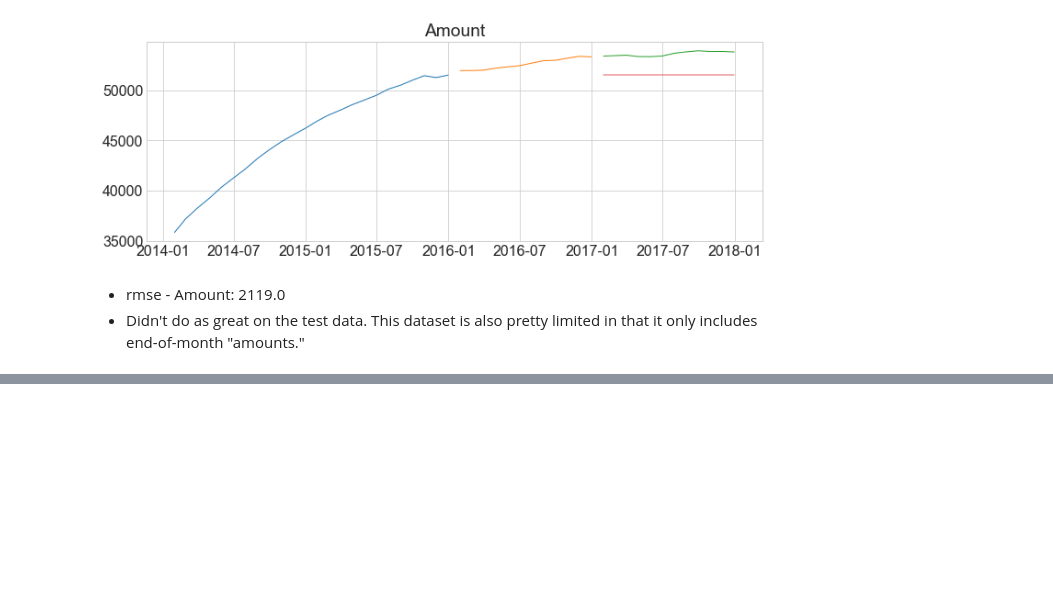
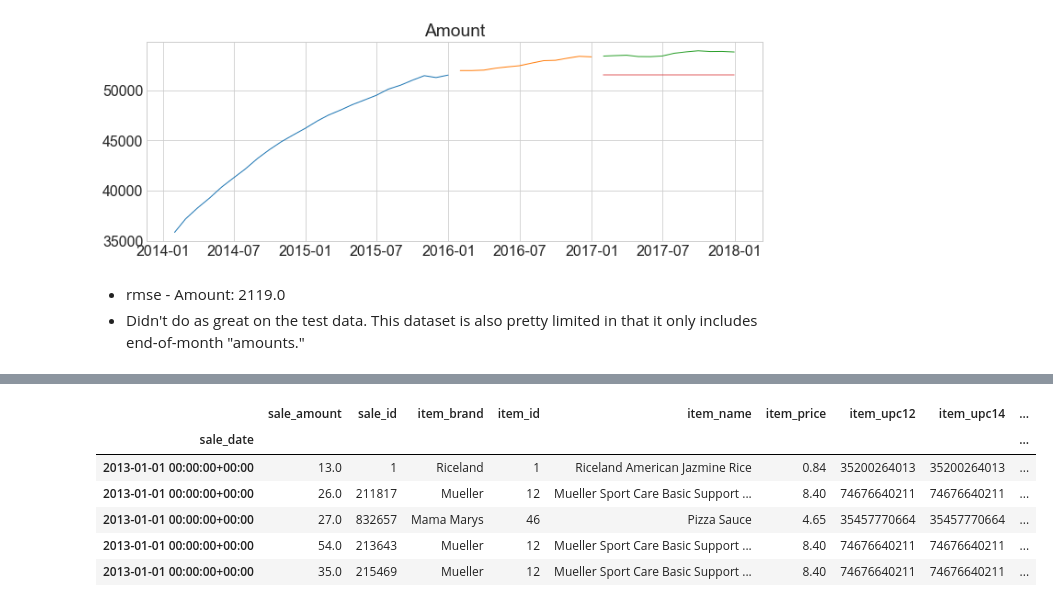
Before and after one commit to brianclements03/time_series_exercises, a Jupyter notebook: TSA_model_exercises.ipynb, the cells around one changed output, grey strips where cells are left out. Cells and saved outputs as stored; diff of their text form; code cells hidden in the pictures; blank space fills up the shorter version.

```diff
--- a/TSA_model_exercises.ipynb
+++ b/TSA_model_exercises.ipynb
@@ -582,0 +592,3 @@ rmse - Amount:  2119.0
+# %%
+sales = acquire.get_store_data()
+sales.head()
@@ -582,0 +614,11 @@ rmse - Amount:  2119.0
+# %%
+sales['sales_total'] = sales.sale_amount * sales.item_price
+sales.head()
+# %% [output]
+|  | sale_amount | sale_id | item_brand | item_id | item_name | item_price | item_upc12 | item_upc14 | ... |
+| sale_date |  |  |  |  |  |  |  |  | ... |
+| 2013-01-01 00:00:00+00:00 | 13.0 | 1 | Riceland | 1 | Riceland American Jazmine Rice | 0.84 | 35200264013 | 35200264013 | ... |
+| 2013-01-01 00:00:00+00:00 | 26.0 | 211817 | Mueller | 12 | Mueller Sport Care Basic Support ... | 8.40 | 74676640211 | 74676640211 | ... |
+| 2013-01-01 00:00:00+00:00 | 27.0 | 832657 | Mama Marys | 46 | Pizza Sauce | 4.65 | 35457770664 | 35457770664 | ... |
+| 2013-01-01 00:00:00+00:00 | 54.0 | 213643 | Mueller | 12 | Mueller Sport Care Basic Support ... | 8.40 | 74676640211 | 74676640211 | ... |
+| 2013-01-01 00:00:00+00:00 | 35.0 | 215469 | Mueller | 12 | Mueller Sport Care Basic Support ... | 8.40 | 74676640211 | 74676640211 | ... |
```
Also changed, not shown: parts of 11 cells of this notebook.
